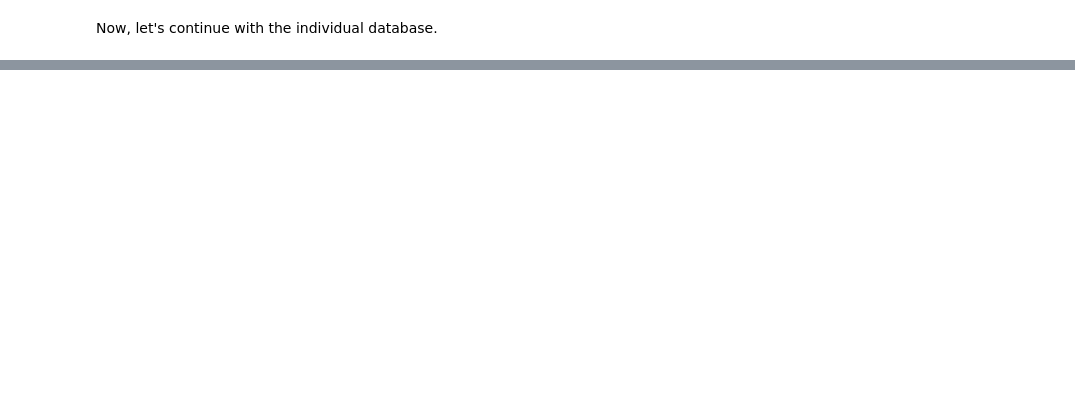
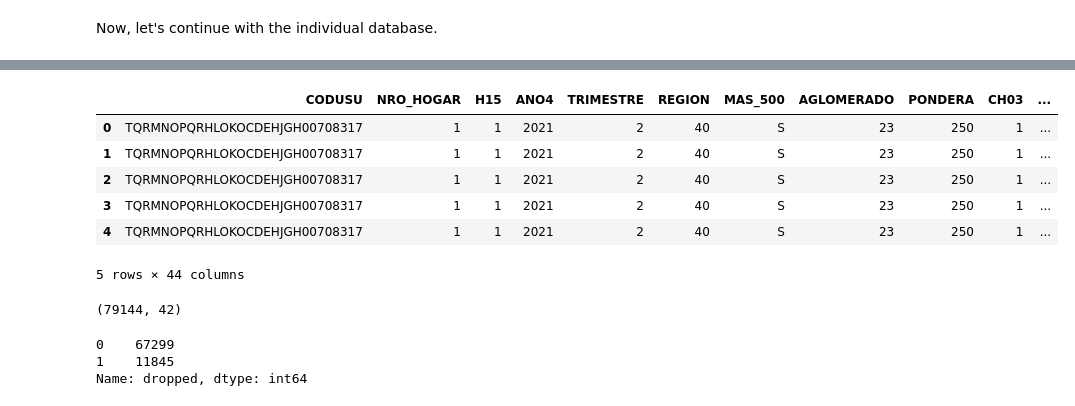
Before and after one commit to jbeiroa/learnground, a Jupyter notebook: projects/eph_sc_dropouts/EPH School Dropouts - Dataset.ipynb, the cells around one changed output, grey strips where cells are left out. Saved outputs shown, nothing was run; the diff lists cells and outputs as text; code cells hidden in the pictures; blank space fills up the shorter version.

```diff
--- a/projects/eph_sc_dropouts/EPH School Dropouts.ipynb
+++ b/projects/eph_sc_dropouts/EPH School Dropouts - Dataset.ipynb
@@ -302,0 +348,13 @@ data.shape
+# %%
+drop_cond = (data.NIVEL_ED < 6) & (data.CH13 == 2) & (data.CH10 == 1) & (data.CH10_3 == 2)
+data['dropped'] = np.where(drop_cond, 1, 0)
+# %%
+data.head()
+# %% [output]
+|  | CODUSU | NRO_HOGAR | H15 | ANO4 | TRIMESTRE | REGION | MAS_500 | AGLOMERADO | PONDERA | CH03 | ... |
+| 0 | TQRMNOPQRHLOKOCDEHJGH00708317 | 1 | 1 | 2021 | 2 | 40 | S | 23 | 250 | 1 | ... |
+| 1 | TQRMNOPQRHLOKOCDEHJGH00708317 | 1 | 1 | 2021 | 2 | 40 | S | 23 | 250 | 1 | ... |
+| 2 | TQRMNOPQRHLOKOCDEHJGH00708317 | 1 | 1 | 2021 | 2 | 40 | S | 23 | 250 | 1 | ... |
+| 3 | TQRMNOPQRHLOKOCDEHJGH00708317 | 1 | 1 | 2021 | 2 | 40 | S | 23 | 250 | 1 | ... |
+| 4 | TQRMNOPQRHLOKOCDEHJGH00708317 | 1 | 1 | 2021 | 2 | 40 | S | 23 | 250 | 1 | ... |
+5 rows × 44 columns
@@ -302,0 +365,10 @@ data.shape
+# %%
+data.shape
+# %% [output]
+(79144, 42)
+# %%
+data.dropped.value_counts()
+# %% [output]
+0    67299
+1    11845
+Name: dropped, dtype: int64
```
Also changed, not shown: parts of 10 cells of this notebook, 1 other file.
